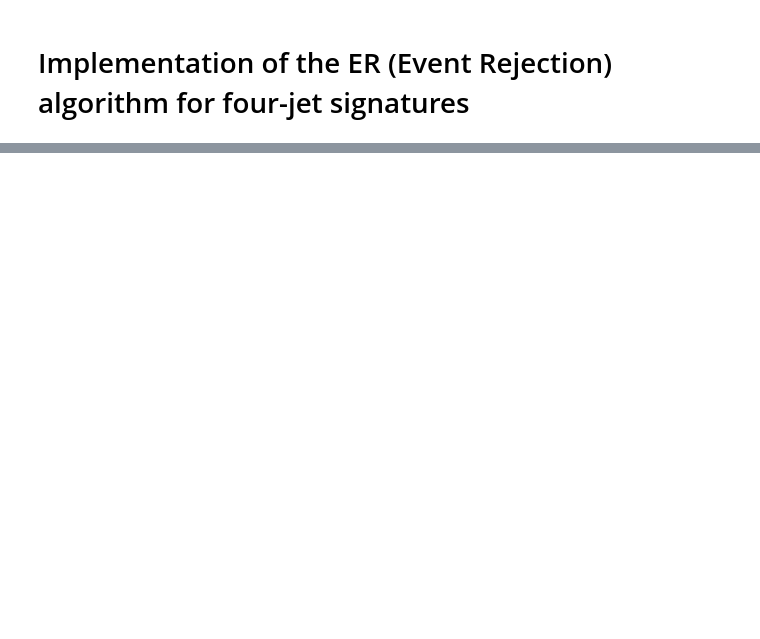
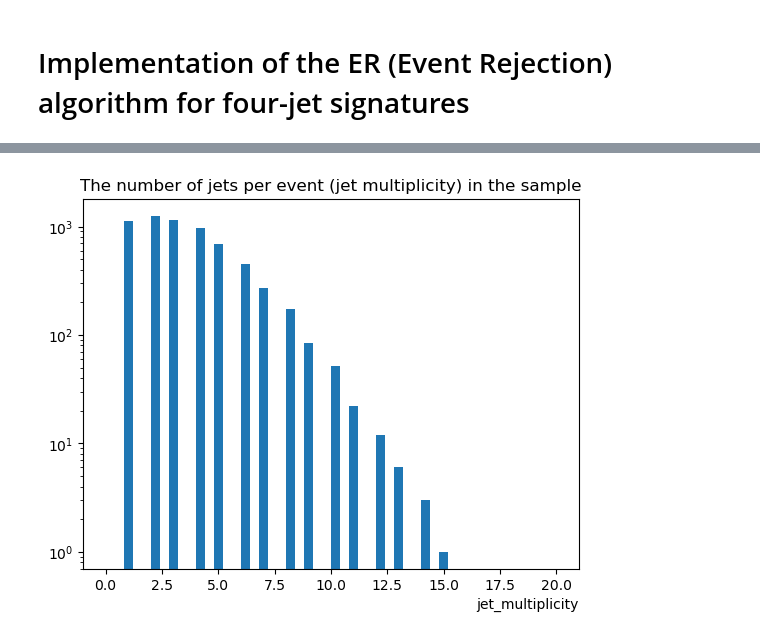
Before and after one commit to abdelllrazekkk/DIPZ_Workflow, a Jupyter notebook: ER_Algorithm.ipynb, the cells around one changed output, grey strips where cells are left out. Saved outputs shown, nothing was run; the diff lists cells and outputs as text; code cells hidden in the pictures; blank space fills up the shorter version.

```diff
--- a/ER_Algorithm.ipynb
+++ b/ER_Algorithm.ipynb
@@ -33,0 +51,9 @@ The events_ID array looks like: [3301001 3301002 3301003 ... 4872998 4872999 487
+# %%
+# Plotting the jet multiplicities in the sample
+plt.hist(jet_multiplicities, bins = 50, range=(0,20))
+plt.yscale('log')
+plt.xlabel("jet_multiplicity", loc='right')
+plt.title('The number of jets per event (jet multiplicity) in the sample')
+plt.show()
+# %% [output]
+[figure, added]
```
Also changed, not shown: parts of 28 cells of this notebook, 1 other file.
